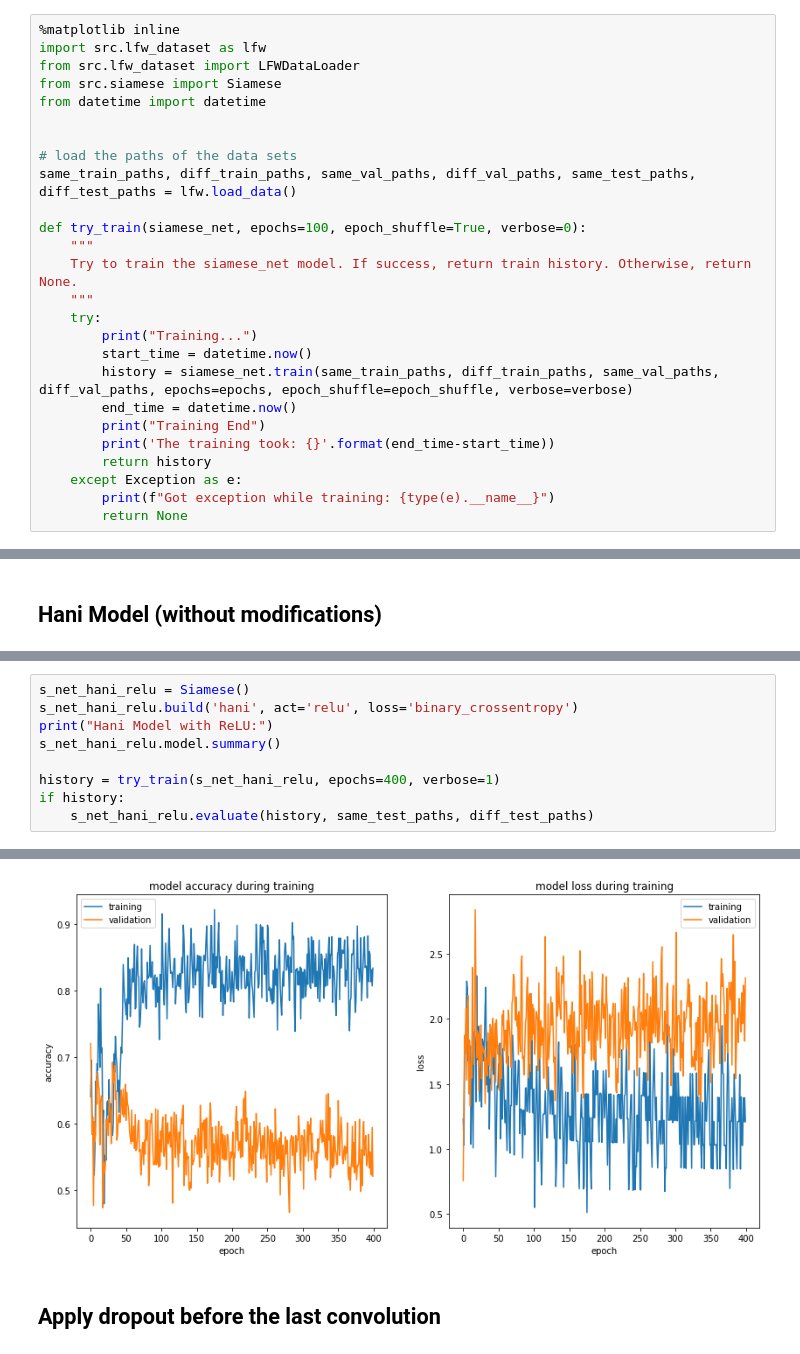
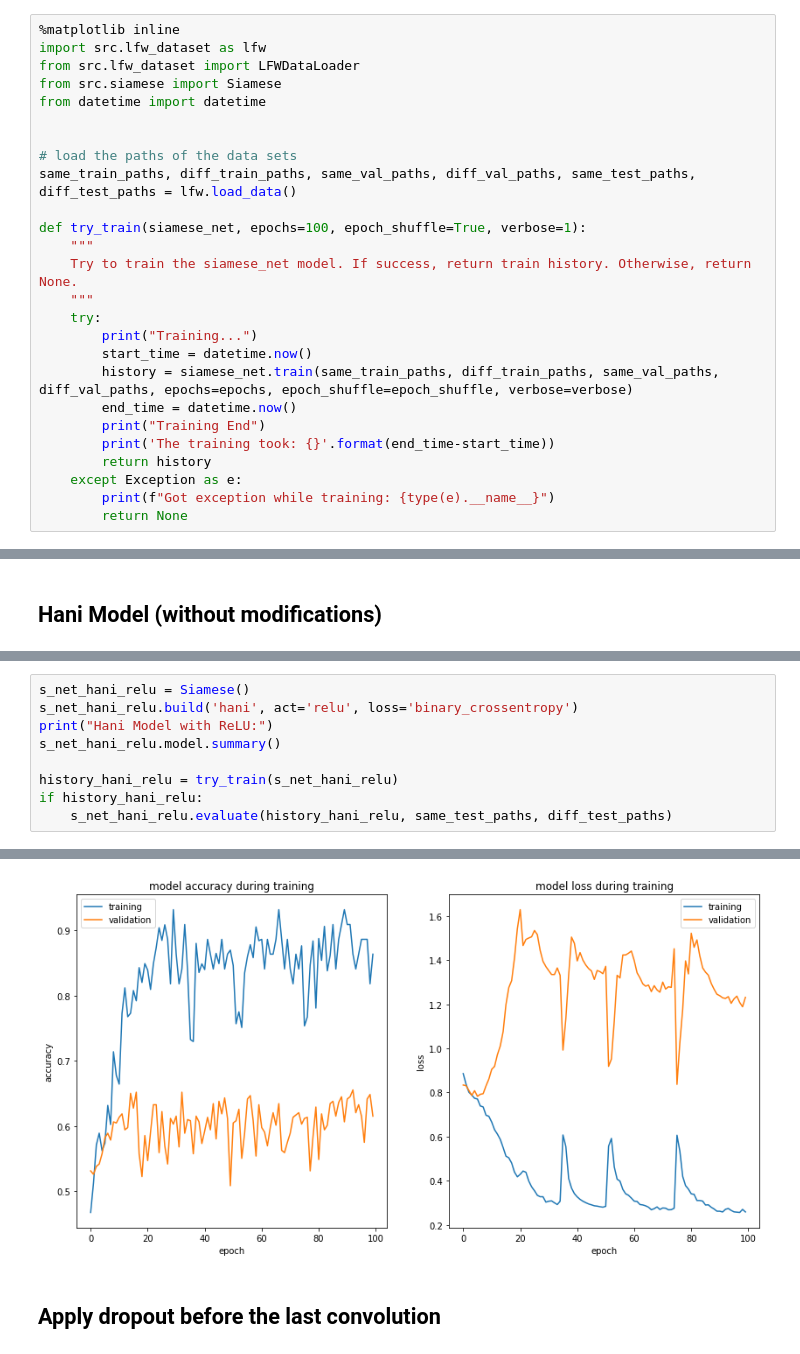
Before and after one commit to elisim/Deep-Learning-Intro, a Jupyter notebook: assignment2/Hani-Model.ipynb, the cells around one changed output, grey strips where cells are left out. Drawn from its saved outputs; the diff is of its cells as text.

```diff
--- a/assignment2/Hani-Model.ipynb
+++ b/assignment2/Hani-Model.ipynb
@@ -11,7 +11,7 @@ from datetime import datetime
 # load the paths of the data sets
 same_train_paths, diff_train_paths, same_val_paths, diff_val_paths, same_test_paths, diff_test_paths = lfw.load_data()
 
-def try_train(siamese_net, epochs=100, epoch_shuffle=True, verbose=0):
+def try_train(siamese_net, epochs=100, epoch_shuffle=True, verbose=1):
     """
     Try to train the siamese_net model. If success, return train history. Otherwise, return None.
     """
@@ -66,7 +67,7 @@ s_net_hani_relu.build('hani', act='relu', loss='binary_crossentropy')
 print("Hani Model with ReLU:")
 s_net_hani_relu.model.summary()
 
-history = try_train(s_net_hani_relu, epochs=400, verbose=1)
-if history:
-    s_net_hani_relu.evaluate(history, same_test_paths, diff_test_paths)
+history_hani_relu = try_train(s_net_hani_relu)
+if history_hani_relu:
+    s_net_hani_relu.evaluate(history_hani_relu, same_test_paths, diff_test_paths)
 # %% [output]
@@ -90,4 +91,4 @@ Final test accuracy: 0.521
-[figure, old version]
+[figure, new version]
 # %% [markdown]
 ## Apply dropout before the last convolution
 # %%
```
Also changed, not shown: parts of 8 cells of this notebook, 3 other files.
